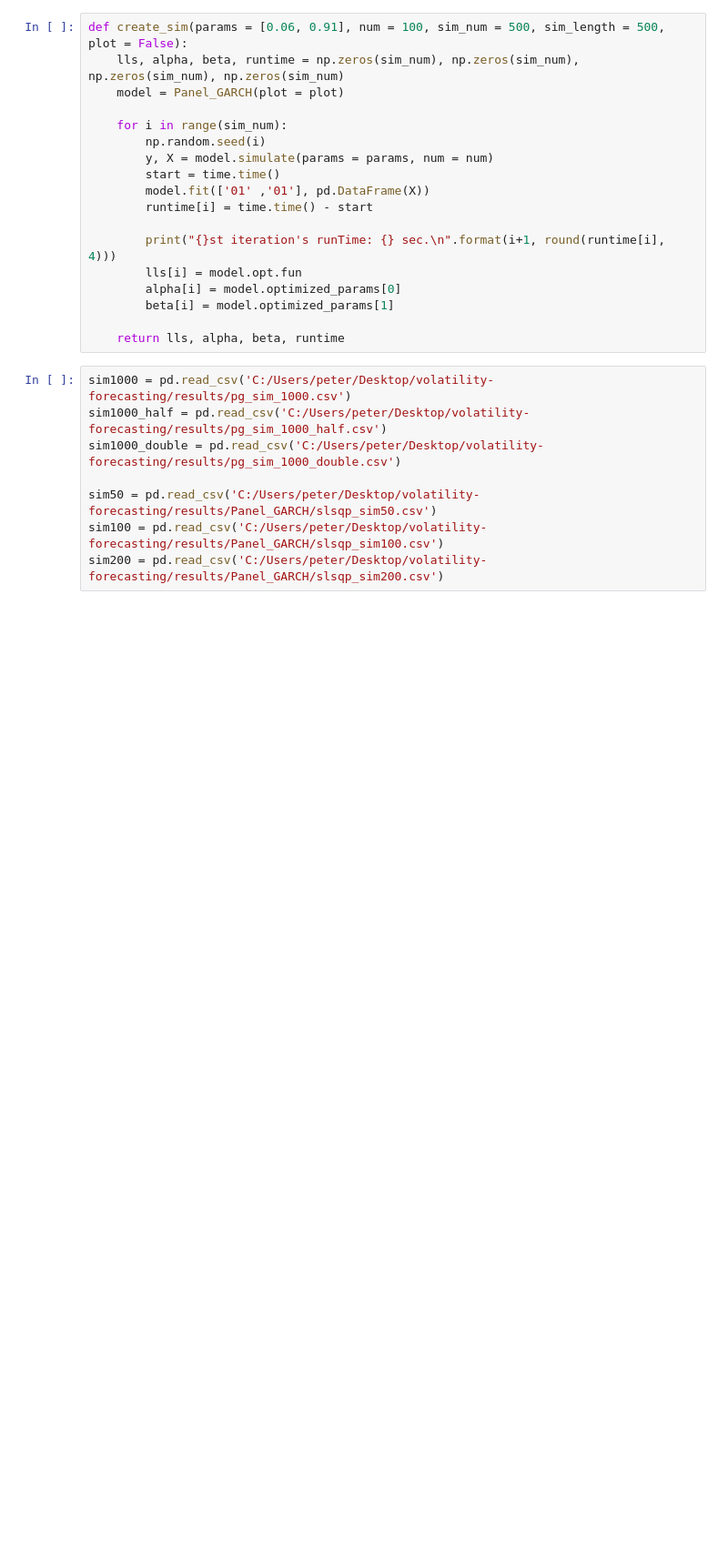
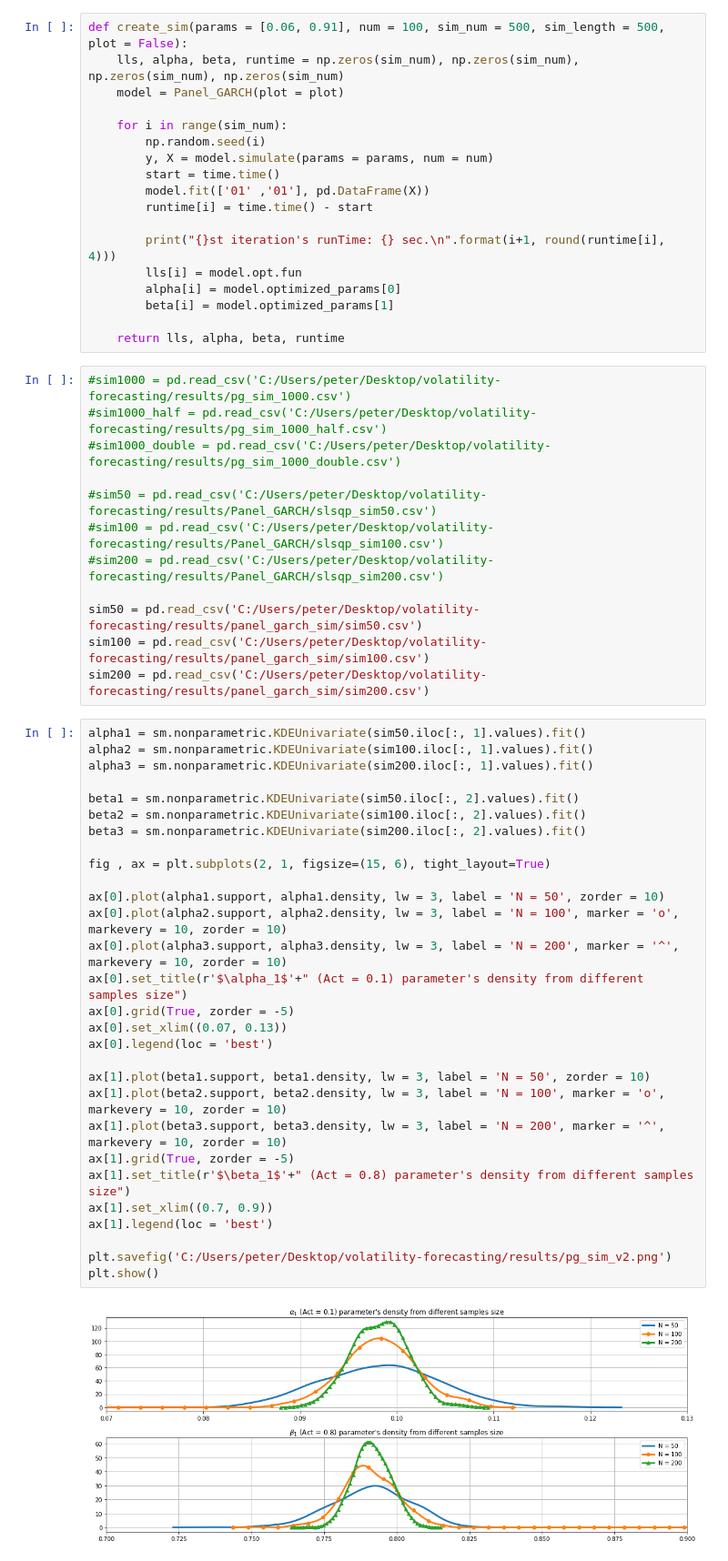
Before and after one commit to NemesiP/volatility-forecasting, a Jupyter notebook: Examples/Panel_GARCH_sim.ipynb, the cells around one changed output. Shown at 91% size. Drawn from its saved outputs; the diff is of its cells as text; blank space fills up the shorter version.

Commit message:
Panel GARCH section finished in thesis

```diff
--- a/Examples/Panel_GARCH_sim.ipynb
+++ b/Examples/Panel_GARCH_sim.ipynb
@@ -28,13 +28,48 @@ def create_sim(params = [0.06, 0.91], num = 100, sim_num = 500, sim_length = 500
 
     return lls, alpha, beta, runtime
 # %%
-sim1000 = pd.read_csv('C:/Users/peter/Desktop/volatility-forecasting/results/pg_sim_1000.csv')
-sim1000_half = pd.read_csv('C:/Users/peter/Desktop/volatility-forecasting/results/pg_sim_1000_half.csv')
-sim1000_double = pd.read_csv('C:/Users/peter/Desktop/volatility-forecasting/results/pg_sim_1000_double.csv')
+#sim1000 = pd.read_csv('C:/Users/peter/Desktop/volatility-forecasting/results/pg_sim_1000.csv')
+#sim1000_half = pd.read_csv('C:/Users/peter/Desktop/volatility-forecasting/results/pg_sim_1000_half.csv')
+#sim1000_double = pd.read_csv('C:/Users/peter/Desktop/volatility-forecasting/results/pg_sim_1000_double.csv')
 
-sim50 = pd.read_csv('C:/Users/peter/Desktop/volatility-forecasting/results/Panel_GARCH/slsqp_sim50.csv')
-sim100 = pd.read_csv('C:/Users/peter/Desktop/volatility-forecasting/results/Panel_GARCH/slsqp_sim100.csv')
-sim200 = pd.read_csv('C:/Users/peter/Desktop/volatility-forecasting/results/Panel_GARCH/slsqp_sim200.csv')
+#sim50 = pd.read_csv('C:/Users/peter/Desktop/volatility-forecasting/results/Panel_GARCH/slsqp_sim50.csv')
+#sim100 = pd.read_csv('C:/Users/peter/Desktop/volatility-forecasting/results/Panel_GARCH/slsqp_sim100.csv')
+#sim200 = pd.read_csv('C:/Users/peter/Desktop/volatility-forecasting/results/Panel_GARCH/slsqp_sim200.csv')
+
+sim50 = pd.read_csv('C:/Users/peter/Desktop/volatility-forecasting/results/panel_garch_sim/sim50.csv')
+sim100 = pd.read_csv('C:/Users/peter/Desktop/volatility-forecasting/results/panel_garch_sim/sim100.csv')
+sim200 = pd.read_csv('C:/Users/peter/Desktop/volatility-forecasting/results/panel_garch_sim/sim200.csv')
+# %%
+alpha1 = sm.nonparametric.KDEUnivariate(sim50.iloc[:, 1].values).fit()
+alpha2 = sm.nonparametric.KDEUnivariate(sim100.iloc[:, 1].values).fit()
+alpha3 = sm.nonparametric.KDEUnivariate(sim200.iloc[:, 1].values).fit()
+
+beta1 = sm.nonparametric.KDEUnivariate(sim50.iloc[:, 2].values).fit()
+beta2 = sm.nonparametric.KDEUnivariate(sim100.iloc[:, 2].values).fit()
+beta3 = sm.nonparametric.KDEUnivariate(sim200.iloc[:, 2].values).fit()
+
+fig , ax = plt.subplots(2, 1, figsize=(15, 6), tight_layout=True)
+
+ax[0].plot(alpha1.support, alpha1.density, lw = 3, label = 'N = 50', zorder = 10)
+ax[0].plot(alpha2.support, alpha2.density, lw = 3, label = 'N = 100', marker = 'o', markevery = 10, zorder = 10)
+ax[0].plot(alpha3.support, alpha3.density, lw = 3, label = 'N = 200', marker = '^', markevery = 10, zorder = 10)
+ax[0].set_title(r'$\alpha_1$'+" (Act = 0.1) parameter's density from different samples size")
+ax[0].grid(True, zorder = -5)
+ax[0].set_xlim((0.07, 0.13))
+ax[0].legend(loc = 'best')
+
+ax[1].plot(beta1.support, beta1.density, lw = 3, label = 'N = 50', zorder = 10)
+ax[1].plot(beta2.support, beta2.density, lw = 3, label = 'N = 100', marker = 'o', markevery = 10, zorder = 10)
+ax[1].plot(beta3.support, beta3.density, lw = 3, label = 'N = 200', marker = '^', markevery = 10, zorder = 10)
+ax[1].grid(True, zorder = -5)
+ax[1].set_title(r'$\beta_1$'+" (Act = 0.8) parameter's density from different samples size")
+ax[1].set_xlim((0.7, 0.9))
+ax[1].legend(loc = 'best')
+
+plt.savefig('C:/Users/peter/Desktop/volatility-forecasting/results/pg_sim_v2.png')
+plt.show()
+# %% [output]
+[figure, added]
 # %%
 alpha1000_h = sm.nonparametric.KDEUnivariate(sim1000_half.iloc[:, 2].values)
 alpha1000_h.fit()
```
Also changed, not shown: 1 other file.
